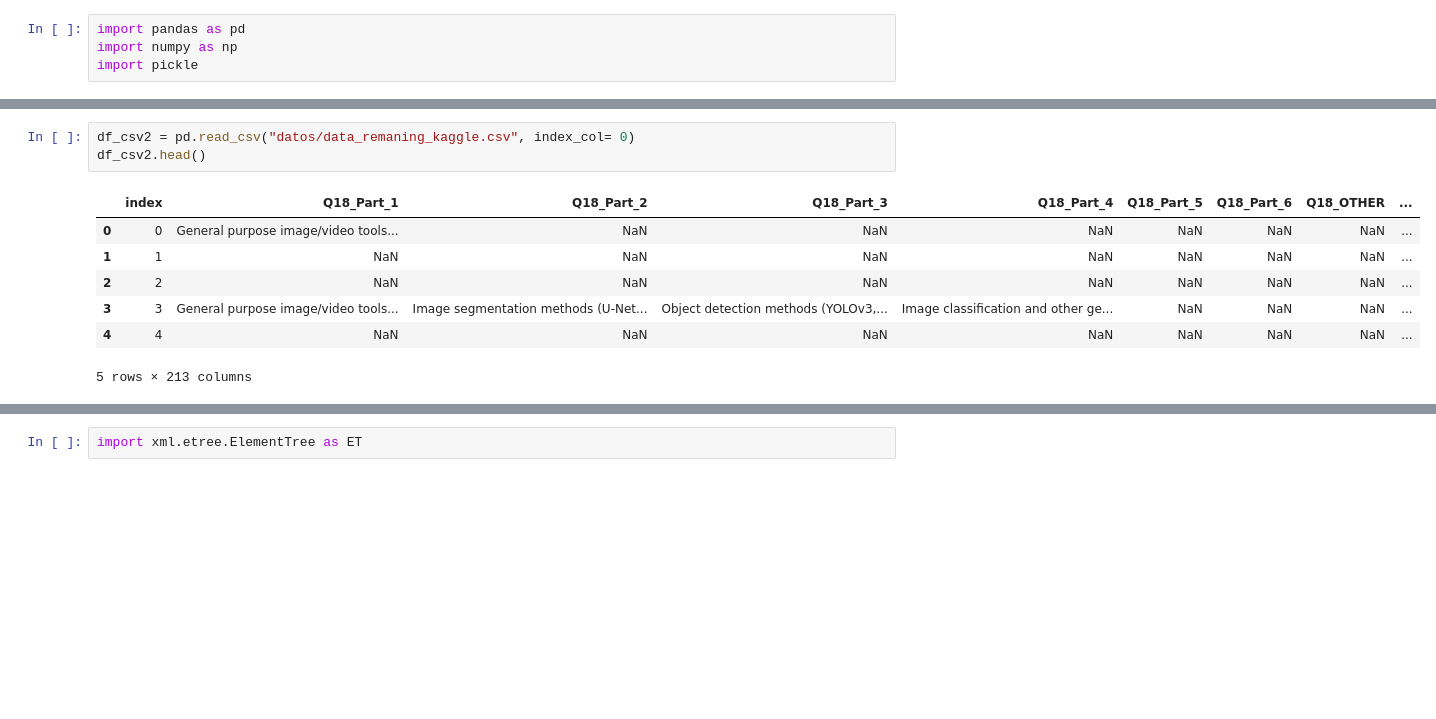
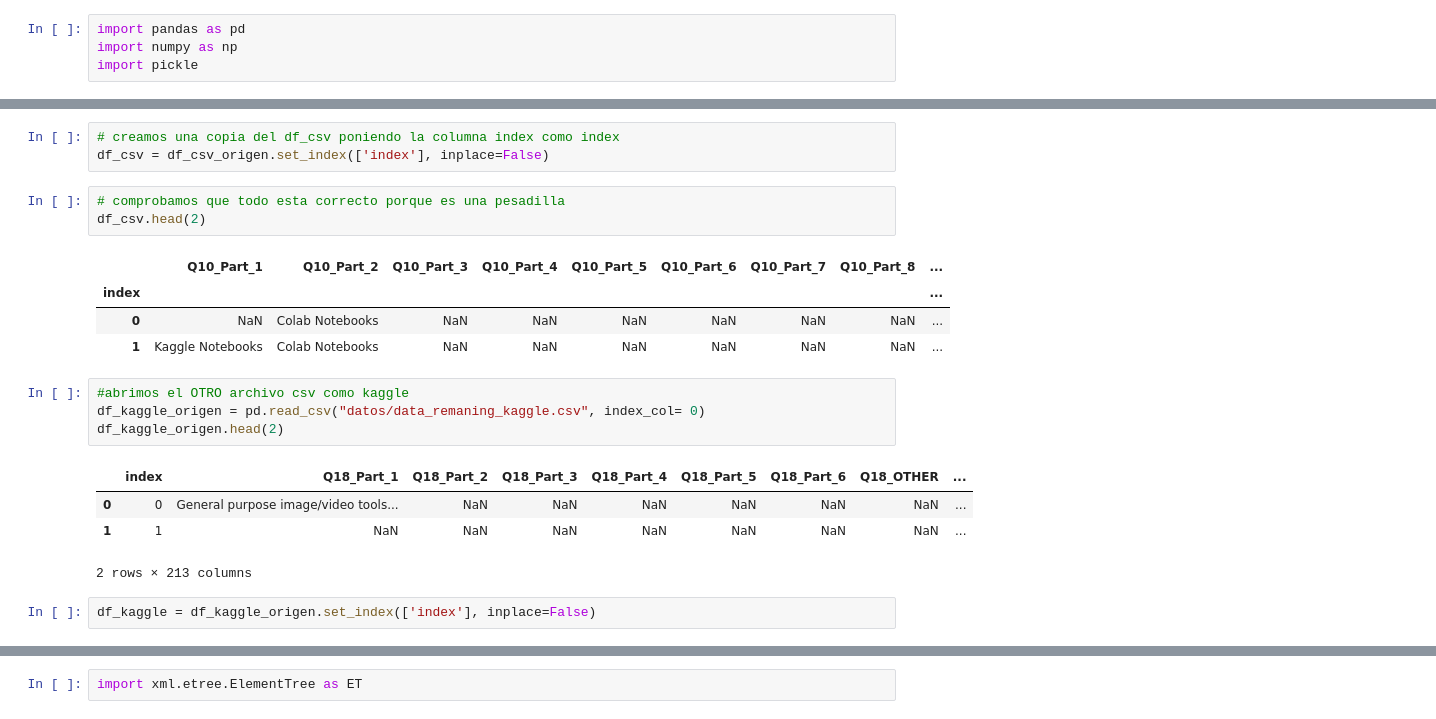
Before and after one commit to MaitaneP/adalab-da-modulo2-proyecto-equipo3, a Jupyter notebook: jupyter_proyecto2.ipynb, the cells around one changed output, grey strips where cells are left out. Cells and saved outputs as stored; diff of their text form; blank space fills up the shorter version.

```diff
--- a/jupyter_proyecto2.ipynb
+++ b/jupyter_proyecto2.ipynb
@@ -17,11 +15,22 @@ df_csv.head()
+# %%
+# creamos una copia del df_csv poniendo la columna index como index
+df_csv = df_csv_origen.set_index(['index'], inplace=False)
+# %%
+# comprobamos que todo esta correcto porque es una pesadilla
+df_csv.head(2)
+# %% [output]
+|  | Q10_Part_1 | Q10_Part_2 | Q10_Part_3 | Q10_Part_4 | Q10_Part_5 | Q10_Part_6 | Q10_Part_7 | Q10_Part_8 | ... |
+| index |  |  |  |  |  |  |  |  | ... |
+| 0 | NaN | Colab Notebooks | NaN | NaN | NaN | NaN | NaN | NaN | ... |
+| 1 | Kaggle Notebooks | Colab Notebooks | NaN | NaN | NaN | NaN | NaN | NaN | ... |
 # %%
-df_csv2 = pd.read_csv("datos/data_remaning_kaggle.csv", index_col= 0)
-df_csv2.head()
+#abrimos el OTRO archivo csv como kaggle
+df_kaggle_origen = pd.read_csv("datos/data_remaning_kaggle.csv", index_col= 0)
+df_kaggle_origen.head(2)
 # %% [output]
 |  | index | Q18_Part_1 | Q18_Part_2 | Q18_Part_3 | Q18_Part_4 | Q18_Part_5 | Q18_Part_6 | Q18_OTHER | ... |
 | 0 | 0 | General purpose image/video tools... | NaN | NaN | NaN | NaN | NaN | NaN | ... |
 | 1 | 1 | NaN | NaN | NaN | NaN | NaN | NaN | NaN | ... |
-| 2 | 2 | NaN | NaN | NaN | NaN | NaN | NaN | NaN | ... |
-| 3 | 3 | General purpose image/video tools... | Image segmentation methods (U-Net... | Object detection methods (YOLOv3,... | Image classification and other ge... | NaN | NaN | NaN | ... |
-| 4 | 4 | NaN | NaN | NaN | NaN | NaN | NaN | NaN | ... |
-5 rows × 213 columns
+2 rows × 213 columns
+# %%
+df_kaggle = df_kaggle_origen.set_index(['index'], inplace=False)
```
Also changed, not shown: parts of 18 cells of this notebook.
